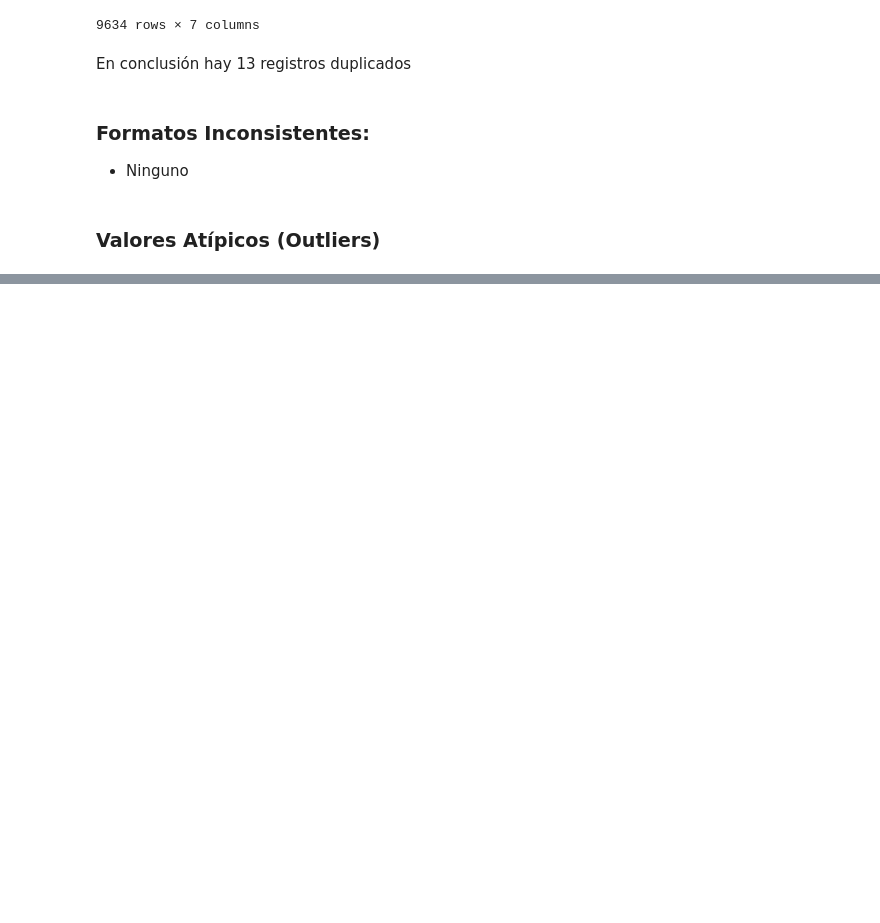
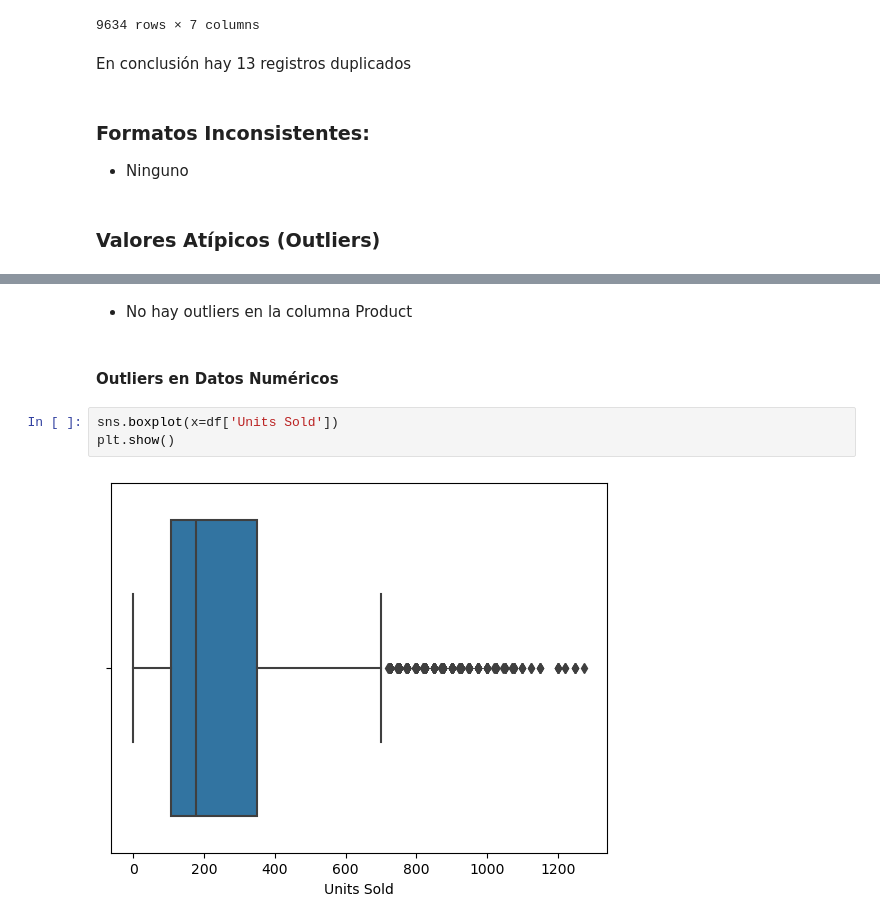
Before and after one commit to Dilmer-Rojas/Ventas_Adidas, a Jupyter notebook: notebooks/1.eda_rapido.ipynb, the cells around one changed output, grey strips where cells are left out. Drawn from its saved outputs; the diff is of its cells as text; blank space fills up the shorter version.

```diff
--- a/notebooks/1.eda_rapido.ipynb
+++ b/notebooks/1.eda_rapido.ipynb
@@ -181,0 +272,9 @@ En conclusión hay 13 registros duplicados
+# %% [markdown]
+- No hay outliers en la columna Product
+# %% [markdown]
+#### Outliers en Datos Numéricos
+# %%
+sns.boxplot(x=df['Units Sold'])
+plt.show()
+# %% [output]
+[figure, added]
```
Also changed, not shown: parts of 13 cells of this notebook.
